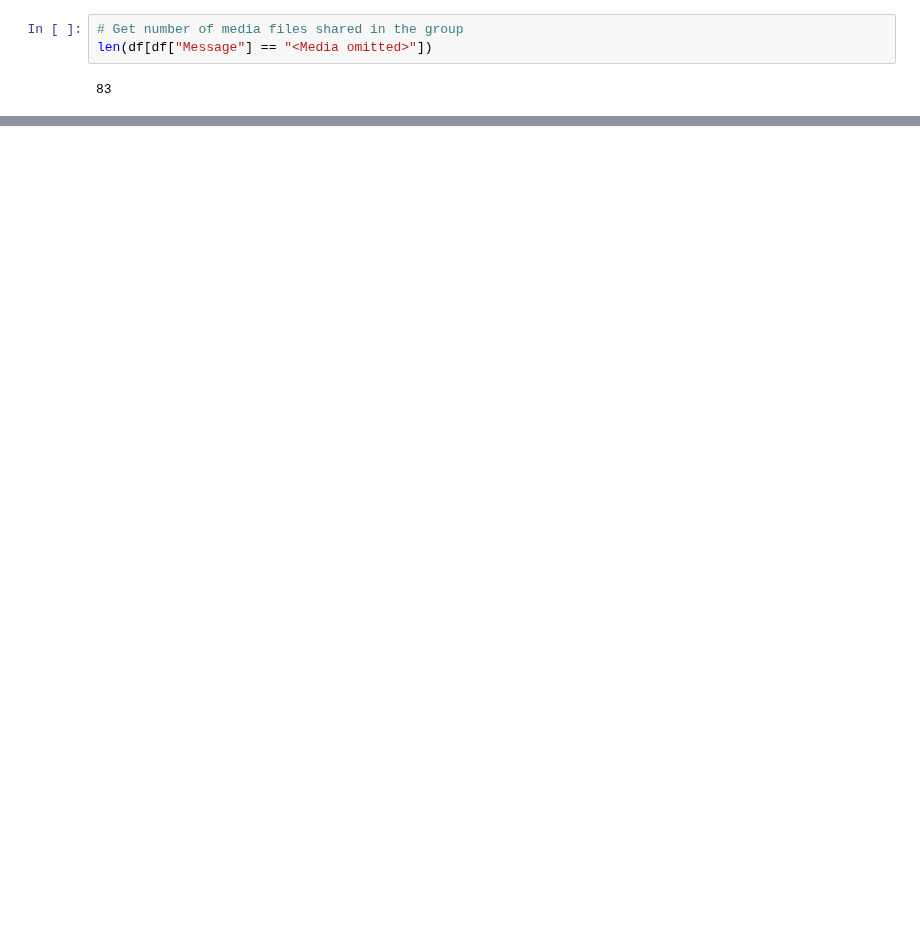
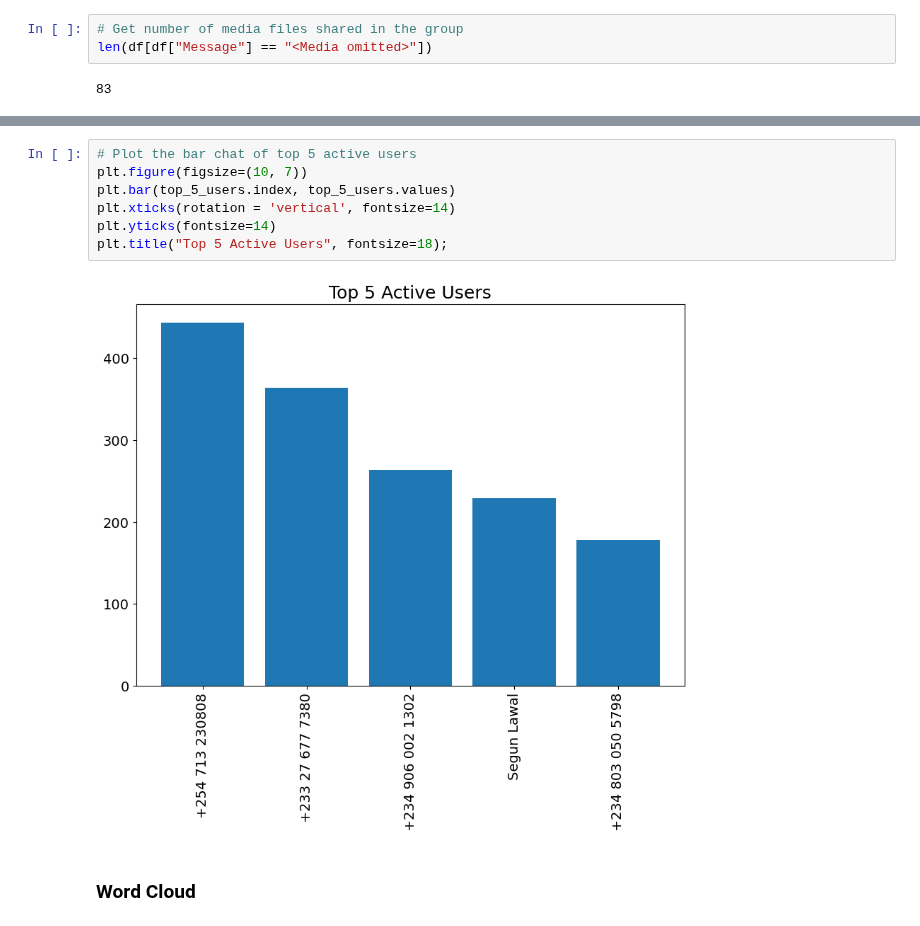
Before and after one commit to lawalsegun2025/whatsapp_chat_analyzer, a Jupyter notebook: whatsapp_chat_analysis.ipynb, the cells around one changed output, grey strips where cells are left out. Drawn from its saved outputs; the diff is of its cells as text; blank space fills up the shorter version.

```diff
--- a/whatsapp_chat_analysis.ipynb
+++ b/whatsapp_chat_analysis.ipynb
@@ -612,0 +466,11 @@ plt.title("Most Common Words");
+# %%
+# Plot the bar chat of top 5 active users
+plt.figure(figsize=(10, 7))
+plt.bar(top_5_users.index, top_5_users.values)
+plt.xticks(rotation = 'vertical', fontsize=14)
+plt.yticks(fontsize=14)
+plt.title("Top 5 Active Users", fontsize=18);
+# %% [output]
+[figure, added]
+# %% [markdown]
+### Word Cloud
```
Also changed, not shown: parts of 42 cells of this notebook.
